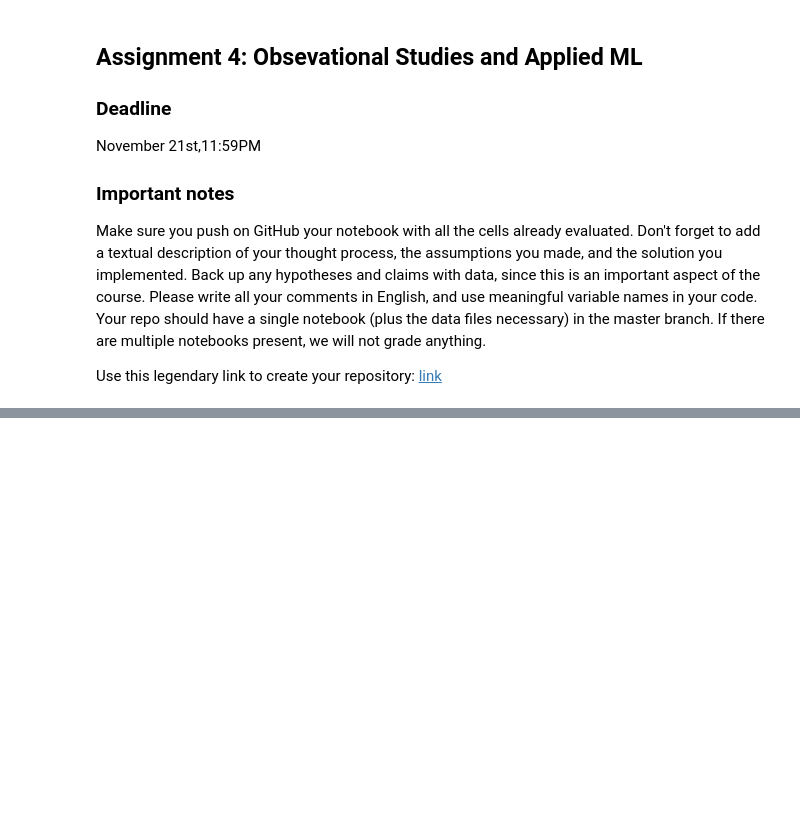
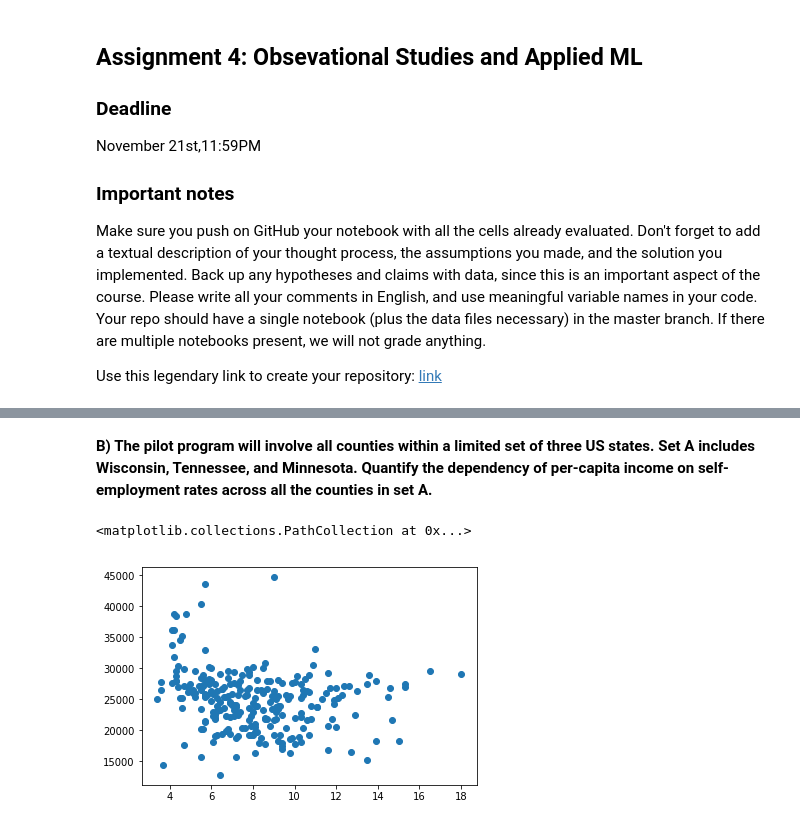
Before and after one commit to Sytta/ADA2018-Homework-CANada, a Jupyter notebook: 04 - Observational Studies and Applied ML/Homework 4-Yw.ipynb, the cells around one changed output, grey strips where cells are left out. Saved outputs shown, nothing was run; the diff lists cells and outputs as text; code cells hidden in the pictures; blank space fills up the shorter version.

```diff
--- a/04 - Observational Studies and Applied ML/Homework 4-Yw.ipynb
+++ b/04 - Observational Studies and Applied ML/Homework 4-Yw.ipynb
@@ -34,0 +82,11 @@ Hint: It is useful to add a notion of confidence to your results and explore the
+# %% [markdown]
+**B) The pilot program will involve all counties within a limited set of three US states. Set A includes Wisconsin, Tennessee, and Minnesota. Quantify the dependency of per-capita income on self-employment rates across all the counties in set A.**
+# %%
+set_a = ['Wisconsin', 'Tennessee', 'Minnesota']
+# Select these states only
+A_states = county_df.loc[county_df.State.isin(set_a)]
+
+plt.scatter(x=A_states.SelfEmployed, y=A_states.IncomePerCap)
+# %% [output]
+<matplotlib.collections.PathCollection at 0x...>
+[figure, added]
```
Also changed, not shown: parts of 30 cells of this notebook.
